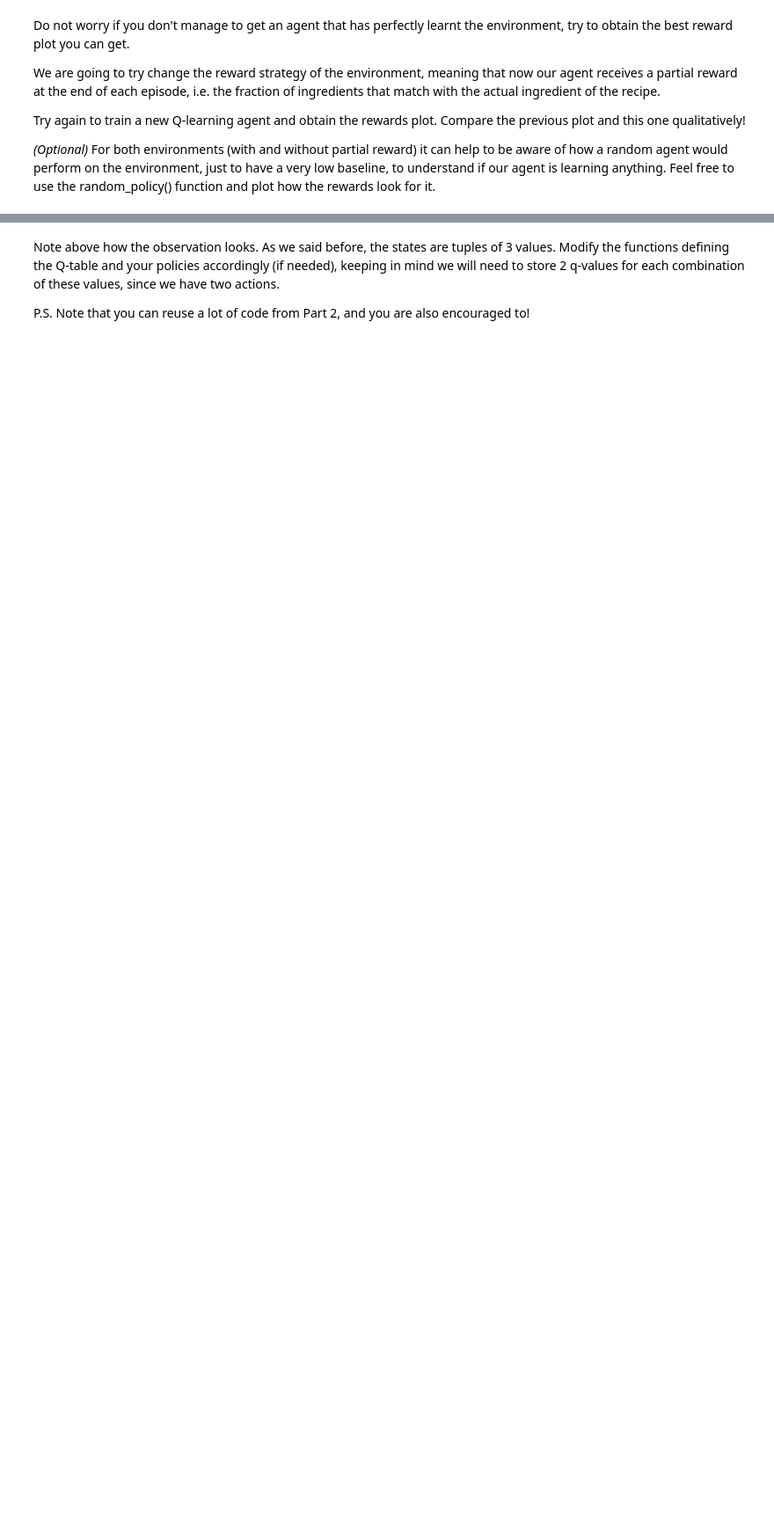
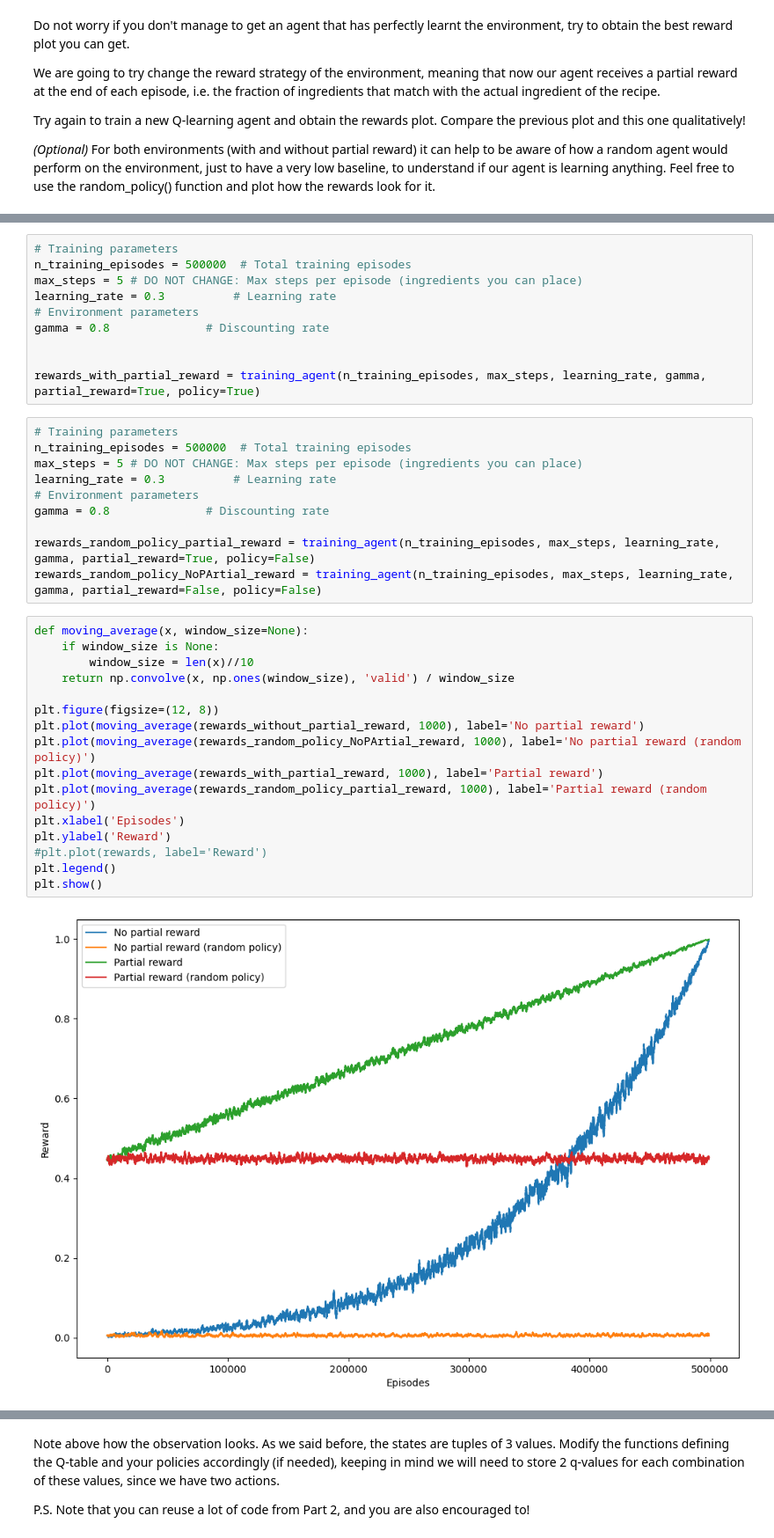
Before and after one commit to marhanse/NeuroSymAI, a Jupyter notebook: assignment_1_RL.ipynb, the cells around one changed output, grey strips where cells are left out. Shown at 88% size. Cells and saved outputs as stored; diff of their text form; blank space fills up the shorter version.

```diff
--- a/assignment_1_RL.ipynb
+++ b/assignment_1_RL.ipynb
@@ -268,3 +358,41 @@ env = PancakeEnv(recipes, max_pancake_size=6, partial_reward=True)
+# %%
+# Training parameters
+n_training_episodes = 500000  # Total training episodes
+max_steps = 5 # DO NOT CHANGE: Max steps per episode (ingredients you can place)
+learning_rate = 0.3          # Learning rate
+# Environment parameters
+gamma = 0.8              # Discounting rate
+
+
+rewards_with_partial_reward = training_agent(n_training_episodes, max_steps, learning_rate, gamma, partial_reward=True, policy=True)
+# %%
+# Training parameters
+n_training_episodes = 500000  # Total training episodes
+max_steps = 5 # DO NOT CHANGE: Max steps per episode (ingredients you can place)
+learning_rate = 0.3          # Learning rate
+# Environment parameters
+gamma = 0.8              # Discounting rate
+
+rewards_random_policy_partial_reward = training_agent(n_training_episodes, max_steps, learning_rate, gamma, partial_reward=True, policy=False)
+rewards_random_policy_NoPArtial_reward = training_agent(n_training_episodes, max_steps, learning_rate, gamma, partial_reward=False, policy=False)
+# %%
+def moving_average(x, window_size=None):
+    if window_size is None:
+        window_size = len(x)//10
+    return np.convolve(x, np.ones(window_size), 'valid') / window_size
+
+plt.figure(figsize=(12, 8))
+plt.plot(moving_average(rewards_without_partial_reward, 1000), label='No partial reward')
+plt.plot(moving_average(rewards_random_policy_NoPArtial_reward, 1000), label='No partial reward (random policy)')
+plt.plot(moving_average(rewards_with_partial_reward, 1000), label='Partial reward')
+plt.plot(moving_average(rewards_random_policy_partial_reward, 1000), label='Partial reward (random policy)')
+plt.xlabel('Episodes')
+plt.ylabel('Reward')
+#plt.plot(rewards, label='Reward')
+plt.legend()
+plt.show()
+# %% [output]
+[figure, added]
 # %% [markdown]
 
 # Part 3: Blackjack! (3 points)
```
Also changed, not shown: parts of 34 cells of this notebook, 1 other file.
